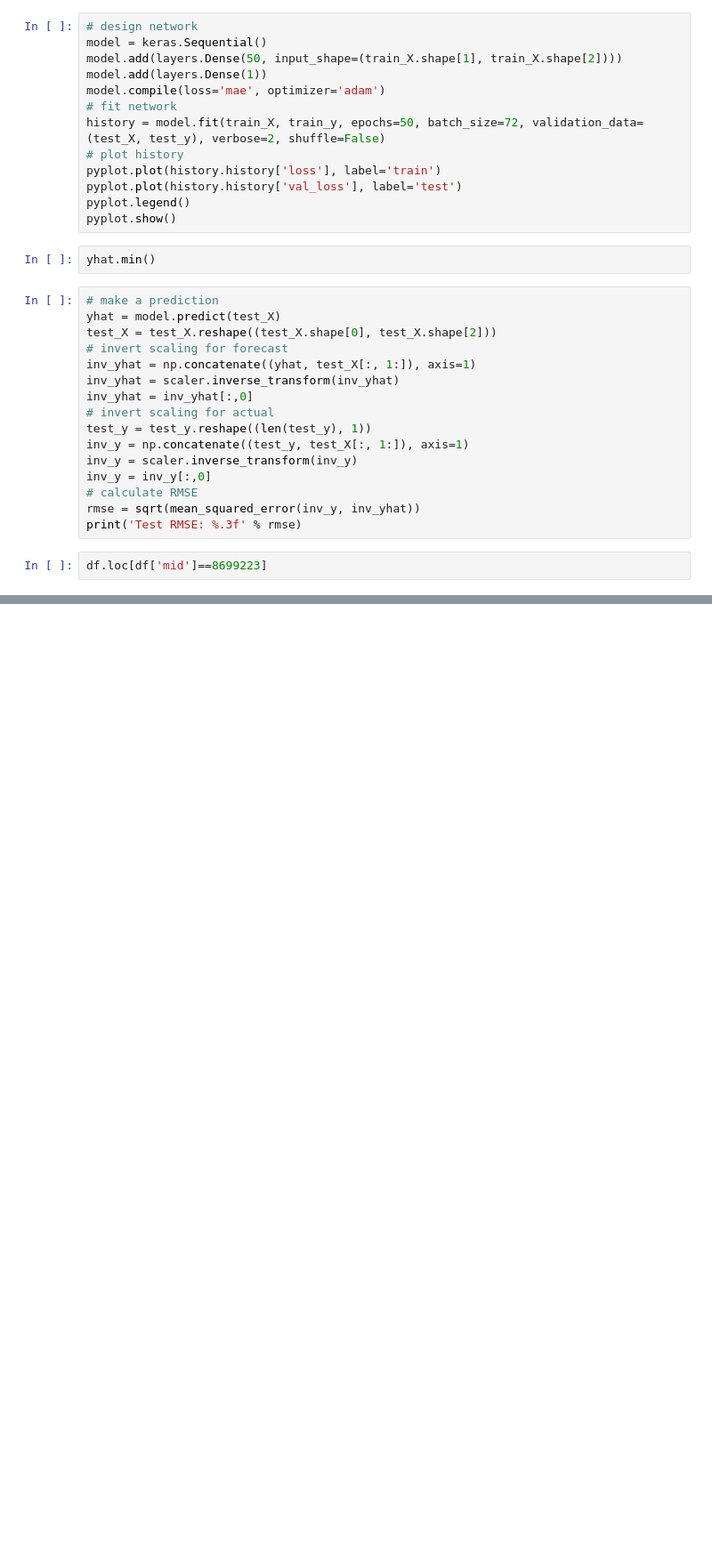
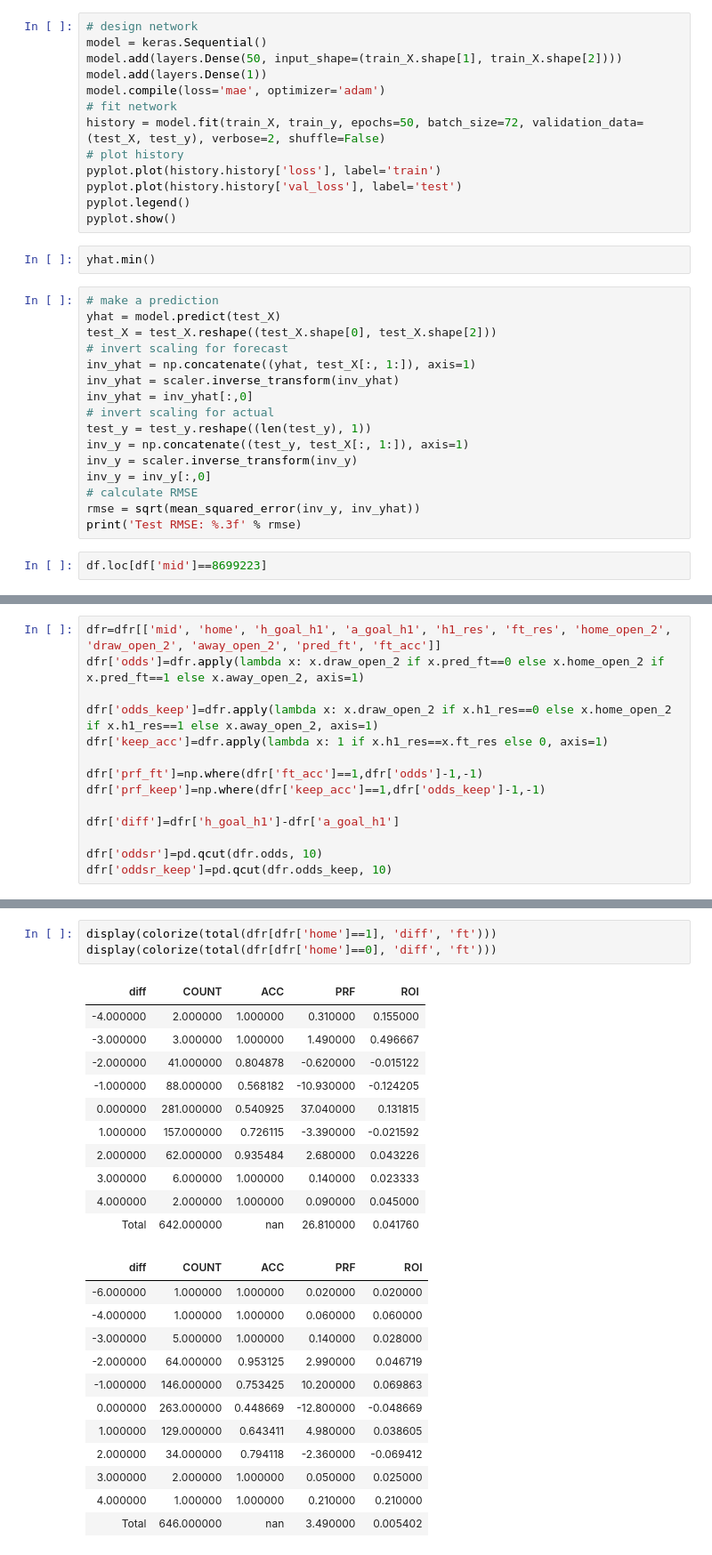
Before and after one commit to hwait/soccer, a Jupyter notebook: htft.ipynb, the cells around one changed output, grey strips where cells are left out. Shown at 89% size. Drawn from its saved outputs; the diff is of its cells as text; blank space fills up the shorter version.

```diff
--- a/htft.ipynb
+++ b/htft.ipynb
@@ -364,0 +510,14 @@ df.loc[df['mid']==8699223]
+# %%
+dfr=dfr[['mid', 'home', 'h_goal_h1', 'a_goal_h1', 'h1_res', 'ft_res', 'home_open_2', 'draw_open_2', 'away_open_2', 'pred_ft', 'ft_acc']]
+dfr['odds']=dfr.apply(lambda x: x.draw_open_2 if x.pred_ft==0 else x.home_open_2 if x.pred_ft==1 else x.away_open_2, axis=1)
+
+dfr['odds_keep']=dfr.apply(lambda x: x.draw_open_2 if x.h1_res==0 else x.home_open_2 if x.h1_res==1 else x.away_open_2, axis=1)
+dfr['keep_acc']=dfr.apply(lambda x: 1 if x.h1_res==x.ft_res else 0, axis=1)
+
+dfr['prf_ft']=np.where(dfr['ft_acc']==1,dfr['odds']-1,-1)
+dfr['prf_keep']=np.where(dfr['keep_acc']==1,dfr['odds_keep']-1,-1)
+
+dfr['diff']=dfr['h_goal_h1']-dfr['a_goal_h1']
+
+dfr['oddsr']=pd.qcut(dfr.odds, 10)
+dfr['oddsr_keep']=pd.qcut(dfr.odds_keep, 10)
@@ -364,0 +560,27 @@ df.loc[df['mid']==8699223]
+# %%
+display(colorize(total(dfr[dfr['home']==1], 'diff', 'ft')))
+display(colorize(total(dfr[dfr['home']==0], 'diff', 'ft')))
+# %% [output]
+| diff | COUNT | ACC | PRF | ROI |
+| -4.000000 | 2.000000 | 1.000000 | 0.310000 | 0.155000 |
+| -3.000000 | 3.000000 | 1.000000 | 1.490000 | 0.496667 |
+| -2.000000 | 41.000000 | 0.804878 | -0.620000 | -0.015122 |
+| -1.000000 | 88.000000 | 0.568182 | -10.930000 | -0.124205 |
+| 0.000000 | 281.000000 | 0.540925 | 37.040000 | 0.131815 |
+| 1.000000 | 157.000000 | 0.726115 | -3.390000 | -0.021592 |
+| 2.000000 | 62.000000 | 0.935484 | 2.680000 | 0.043226 |
+| 3.000000 | 6.000000 | 1.000000 | 0.140000 | 0.023333 |
+| 4.000000 | 2.000000 | 1.000000 | 0.090000 | 0.045000 |
+| Total | 642.000000 | nan | 26.810000 | 0.041760 |
+| diff | COUNT | ACC | PRF | ROI |
+| -6.000000 | 1.000000 | 1.000000 | 0.020000 | 0.020000 |
+| -4.000000 | 1.000000 | 1.000000 | 0.060000 | 0.060000 |
+| -3.000000 | 5.000000 | 1.000000 | 0.140000 | 0.028000 |
+| -2.000000 | 64.000000 | 0.953125 | 2.990000 | 0.046719 |
+| -1.000000 | 146.000000 | 0.753425 | 10.200000 | 0.069863 |
+| 0.000000 | 263.000000 | 0.448669 | -12.800000 | -0.048669 |
+| 1.000000 | 129.000000 | 0.643411 | 4.980000 | 0.038605 |
+| 2.000000 | 34.000000 | 0.794118 | -2.360000 | -0.069412 |
+| 3.000000 | 2.000000 | 1.000000 | 0.050000 | 0.025000 |
+| 4.000000 | 1.000000 | 1.000000 | 0.210000 | 0.210000 |
+| Total | 646.000000 | nan | 3.490000 | 0.005402 |
```
Also changed, not shown: parts of 37 cells of this notebook, 26 other files.
